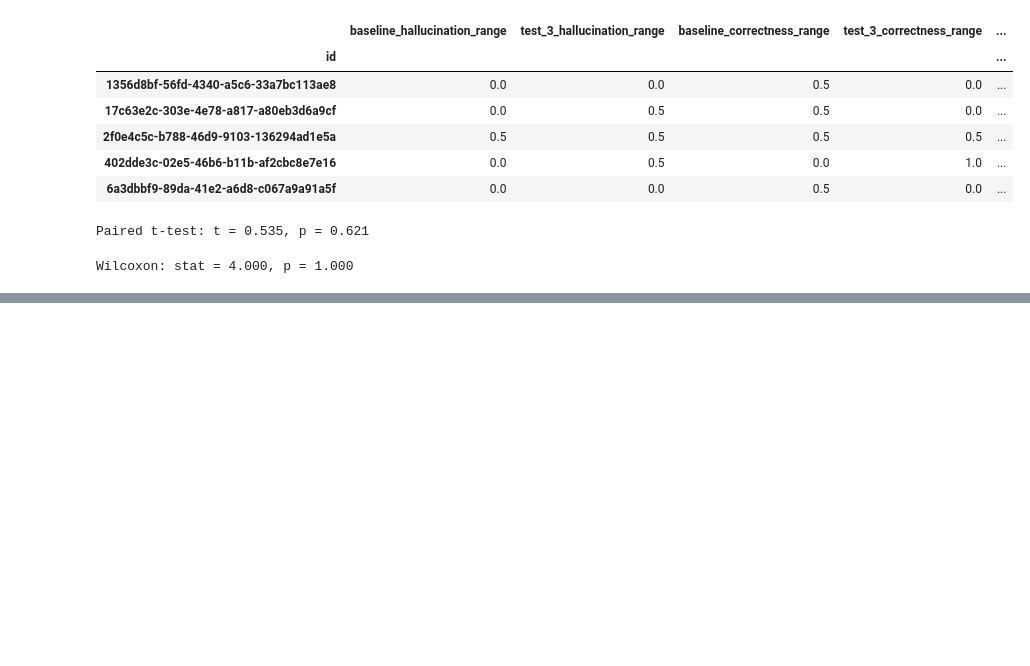
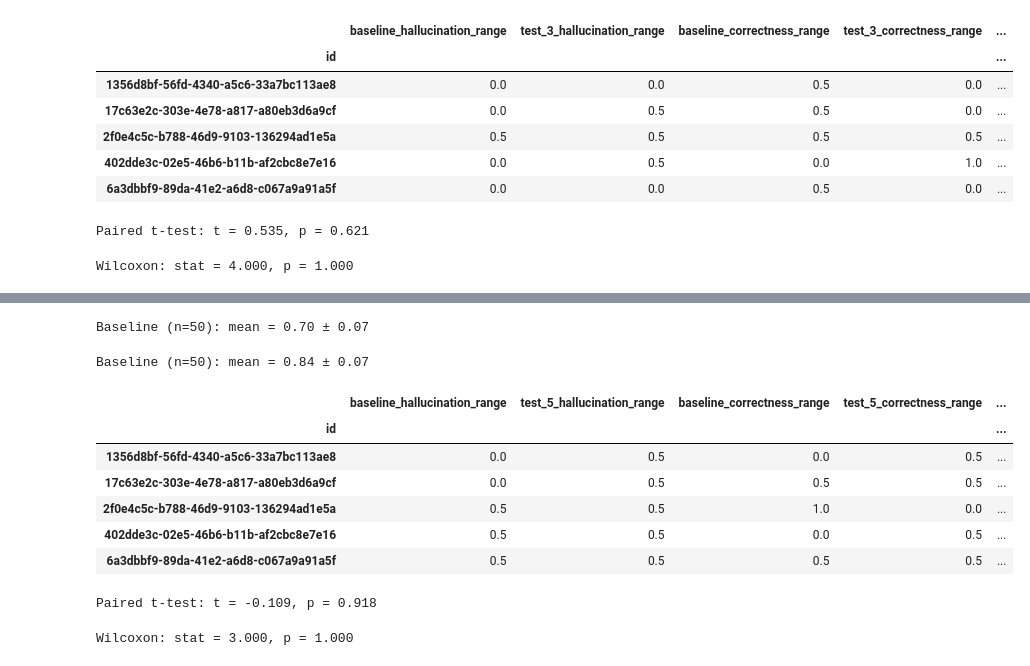
Before and after one commit to chandlershortlidge/form-coach-ai, a Jupyter notebook: llm-evals/variance_evals.ipynb, the cells around one changed output, grey strips where cells are left out. Drawn from its saved outputs; the diff is of its cells as text; code cells hidden in the pictures; blank space fills up the shorter version.

Commit message:
variance evals complete

```diff
--- a/llm-evals/variance_evals.ipynb
+++ b/llm-evals/variance_evals.ipynb
@@ -214,0 +222,3 @@ Wilcoxon: stat = 4.000, p = 1.000
+# %%
+test_4 = pd.read_csv("../llm-evals/variance_test_data/test01-baseline-variance-n=50.csv")
+test_4.head()
@@ -214,0 +232,4 @@ Wilcoxon: stat = 4.000, p = 1.000
+# %%
+# find the ranges for both scores for later comparison
+test_4_correctness_range = test_4.groupby("id")["correctness"].agg(lambda x: x.max() - x.min())
+test_4_hallucination_range = test_4.groupby("id")["hallucination"].agg(lambda x: x.max() - x.min())
@@ -214,0 +261,3 @@ Wilcoxon: stat = 4.000, p = 1.000
+# %%
+test_5 = pd.read_csv("../llm-evals/variance_test_data/test5-system-prompt-scaffold-update.csv")
+test_5.head()
@@ -214,0 +271,62 @@ Wilcoxon: stat = 4.000, p = 1.000
+# %%
+# find the ranges for both scores for later comparison
+test_5_correctness_range = test_5.groupby("id")["correctness"].agg(lambda x: x.max() - x.min())
+test_5_hallucination_range = test_5.groupby("id")["hallucination"].agg(lambda x: x.max() - x.min())
+# %%
+# Get the margin of errror for this test's correctness scores
+
+scores = test_5["correctness"]
+n = len(scores)
+mean = scores.mean()
+std = scores.std()
+moe = t.ppf(0.975, df=n-1) * (std / np.sqrt(n))
+
+print(f"Baseline (n={n}): mean = {mean:.2f} ± {moe:.2f}")
+# %% [output]
+Baseline (n=50): mean = 0.70 ± 0.07
+# %%
+# Get the margin of errror for this test's mean hallucination scores
+scores = test_5["hallucination"]
+n = len(scores)
+mean = scores.mean()
+std = scores.std()
+moe = t.ppf(0.975, df=n-1) * (std / np.sqrt(n))
+
+print(f"Baseline (n={n}): mean = {mean:.2f} ± {moe:.2f}")
+# %% [output]
+Baseline (n=50): mean = 0.84 ± 0.07
+# %%
+# compare ranges of baseline vs update in new dataframe
+
+comparison = pd.DataFrame({"baseline_hallucination_range": test_4_hallucination_range, "test_5_hallucination_range":test_5_hallucination_range,
+                           "baseline_correctness_range": test_4_correctness_range, "test_5_correctness_range": test_5_correctness_range})
+comparison["hallucination_delta"] = comparison["test_5_hallucination_range"] - comparison["baseline_hallucination_range"]
+comparison["correctness_delta"] = comparison["test_5_correctness_range"] - comparison["baseline_correctness_range"]
+comparison
+# %% [output]
+|  | baseline_hallucination_range | test_5_hallucination_range | baseline_correctness_range | test_5_correctness_range | ... |
+| id |  |  |  |  | ... |
+| 1356d8bf-56fd-4340-a5c6-33a7bc113ae8 | 0.0 | 0.5 | 0.0 | 0.5 | ... |
+| 17c63e2c-303e-4e78-a817-a80eb3d6a9cf | 0.0 | 0.5 | 0.5 | 0.5 | ... |
+| 2f0e4c5c-b788-46d9-9103-136294ad1e5a | 0.5 | 0.5 | 1.0 | 0.0 | ... |
+| 402dde3c-02e5-46b6-b11b-af2cbc8e7e16 | 0.5 | 0.5 | 0.0 | 0.5 | ... |
+| 6a3dbbf9-89da-41e2-a6d8-c067a9a91a5f | 0.5 | 0.5 | 0.5 | 0.5 | ... |
+# %%
+# run t - test
+baseline_means = test_4.groupby("id")["correctness"].mean()
+scaffold_means = test_5.groupby("id")["correctness"].mean()
+
+t_stat, p_value = ttest_rel(baseline_means, scaffold_means)
+print(f"Paired t-test: t = {t_stat:.3f}, p = {p_value:.3f}")
+# %% [output]
+Paired t-test: t = -0.109, p = 0.918
+# %%
+from scipy.stats import wilcoxon
+
+baseline50_ranges = test_4.groupby("id")["correctness"].agg(lambda x: x.max() - x.min())
+scaffold50_ranges = test_5.groupby("id")["correctness"].agg(lambda x: x.max() - x.min())
+
+stat, p_value = wilcoxon(baseline50_ranges, scaffold50_ranges)
+print(f"Wilcoxon: stat = {stat:.3f}, p = {p_value:.3f}")
+# %% [output]
+Wilcoxon: stat = 3.000, p = 1.000
```
Also changed, not shown: parts of 9 cells of this notebook, 1 other file.
